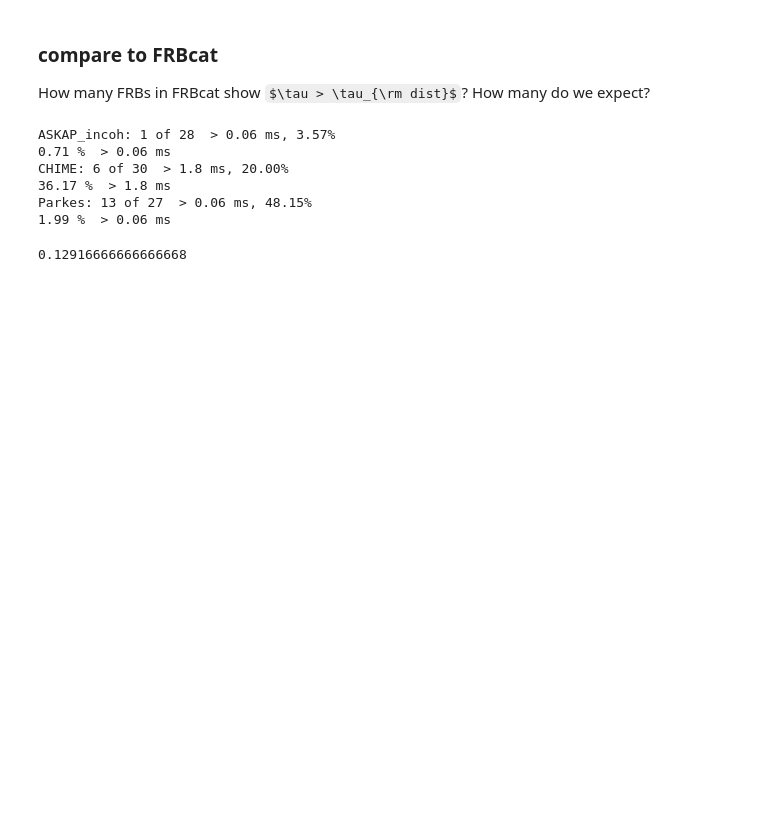
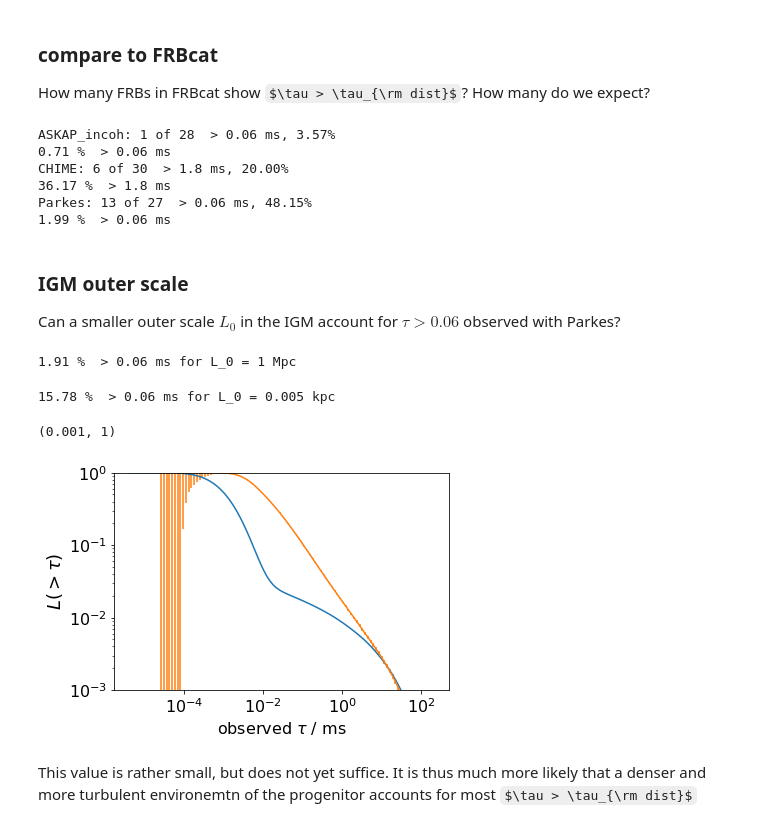
Before and after one commit to FRBs/PreFRBLE, a Jupyter notebook: notebooks/IdentifyInterveningGalaxy.ipynb, the cells around one changed output. Saved outputs shown, nothing was run; the diff lists cells and outputs as text; code cells hidden in the pictures; some formulas as TeX source; blank space fills up the shorter version.

```diff
--- a/notebooks/IdentifyInterveningGalaxy.ipynb
+++ b/notebooks/IdentifyInterveningGalaxy.ipynb
@@ -287,7 +248,7 @@ for telescope in telescopes:
     print("{}: {} of {}  > {} ms, {:.2f}%".format(telescope, N_tau, N_tot, tau_dist[telescope], 100*N_tau/N_tot))
 
     L = GetLikelihood_Telescope( measure='tau', telescope=telescope, population=population, **scenario_inter_realistic)
-    ix = np.where(L[1] >= 0.06)[0][0]
+    ix = np.where(L[1] >= tau_dist[telescope])[0][0]
     print( "{:.2f} %  > {} ms".format( 100*np.cumsum((L[0]*np.diff(L[1]))[::-1])[::-1][ix], tau_dist[telescope] ) )
 # %% [output]
 ASKAP_incoh: 1 of 28  > 0.06 ms, 3.57%
@@ -296,7 +257,48 @@ CHIME: 6 of 30  > 1.8 ms, 20.00%
 36.17 %  > 1.8 ms
 Parkes: 13 of 27  > 0.06 ms, 48.15%
 1.99 %  > 0.06 ms
-# %%
-6.2/48
-# %% [output]
-0.12916666666666668
+# %% [markdown]
+### IGM outer scale
+
+Can a smaller outer scale $L_0$ in the IGM account for $\tau > 0.06$ observed with Parkes?
+# %%
+telescope = 'Parkes'
+population = 'SMD'
+
+scenario_ref = scenario_inter_realistic
+#scenario_ref = scenario_IGM
+
+outer_scale = 0.005  # kpc
+
+tmp = scenario_ref.copy()
+tmp['L0'] = outer_scale
+
+measure='tau'
+
+cumulative = -1
+fig, ax = plt.subplots()
+L = GetLikelihood_Telescope( measure=measure, telescope=telescope, population=population, **scenario_ref  )
+PlotLikelihood( *L, measure=measure, ax=ax, cumulative=cumulative)
+
+try:
+    ix = np.where(L[1] >= 0.06)[0][0]
+    print( "{:.2f} %  > 0.06 ms for L_0 = 1 Mpc".format( 100*np.cumsum((L[0]*np.diff(L[1]))[::-1])[::-1][ix] ) )
+except:
+    print( "0  > 0.06 ms L_0 = 1 Mpc")
+
+L = GetLikelihood_Telescope( measure=measure, force=tmp['L0']<1, **tmp)
+PlotLikelihood( *L, measure=measure, ax=ax, cumulative=cumulative)
+
+ix = np.where(L[1] >= 0.06)[0][0]
+print( "{:.2f} %  > 0.06 ms for L_0 = {} kpc".format( 100*np.cumsum((L[0]*np.diff(L[1]))[::-1])[::-1][ix], outer_scale ) )
+
+
+ax.set_ylim(1e-3,1)
+# %% [output]
+1.91 %  > 0.06 ms for L_0 = 1 Mpc
+15.78 %  > 0.06 ms for L_0 = 0.005 kpc
+(0.001, 1)
+[figure, added]
+# %% [markdown]
+This value is rather small, but does not yet suffice.
+It is thus much more likely that a denser and more turbulent environemtn of the progenitor accounts for most $\tau > \tau_{\rm dist}$
```
Also changed, not shown: parts of 7 cells of this notebook, 5 other files.
